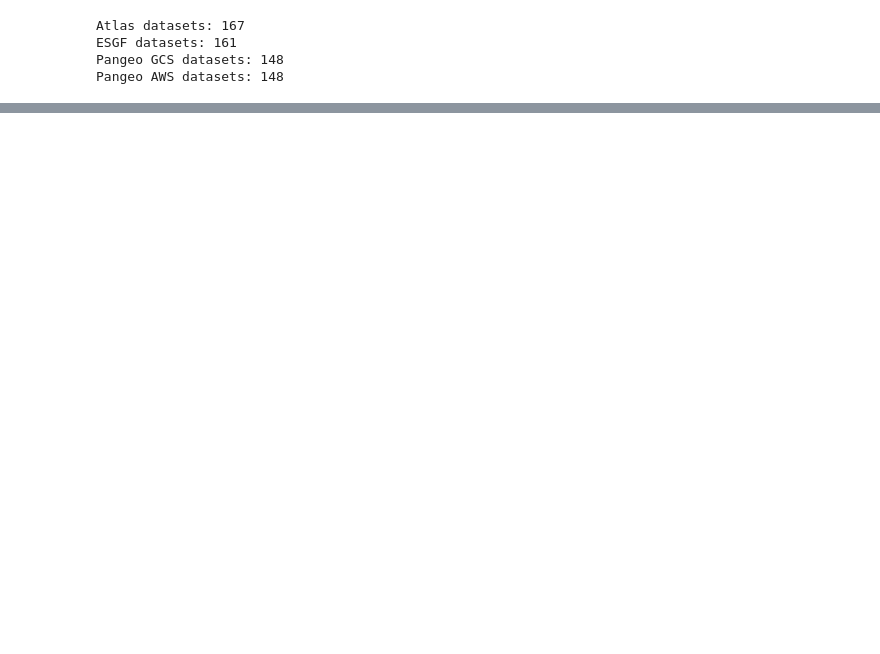
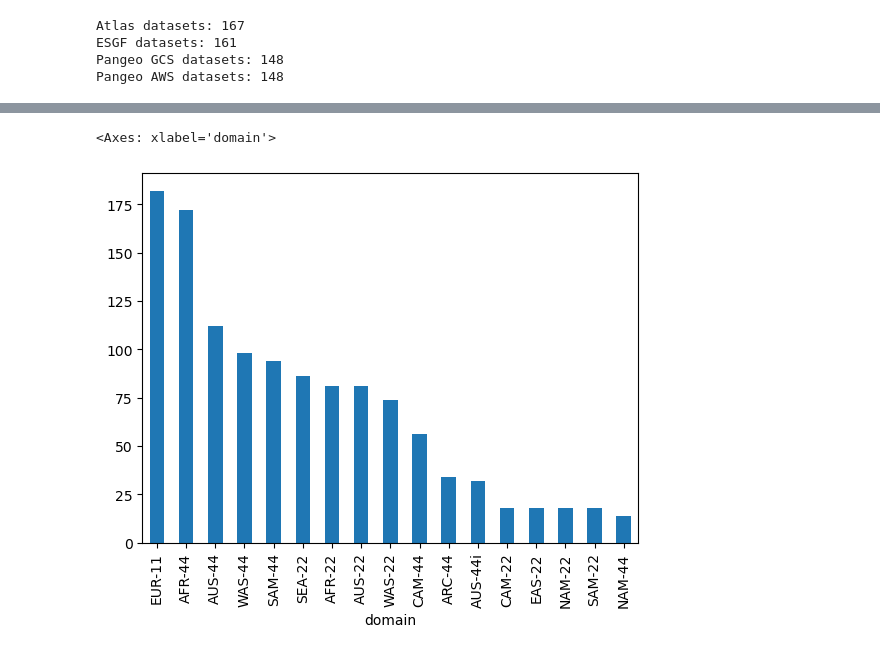
Before and after one commit to zequihg50/reproducibility-ipcc-atlas, a Jupyter notebook: main.ipynb, the cells around one changed output, grey strips where cells are left out. Saved outputs shown, nothing was run; the diff lists cells and outputs as text; code cells hidden in the pictures; blank space fills up the shorter version.

```diff
--- a/main.ipynb
+++ b/main.ipynb
@@ -59,0 +211,5 @@ Pangeo AWS datasets: 148
+# %%
+cordex_missing_df["domain"].value_counts().plot.bar()
+# %% [output]
+<Axes: xlabel='domain'>
+[figure, added]
```
Also changed, not shown: parts of 27 cells of this notebook.
